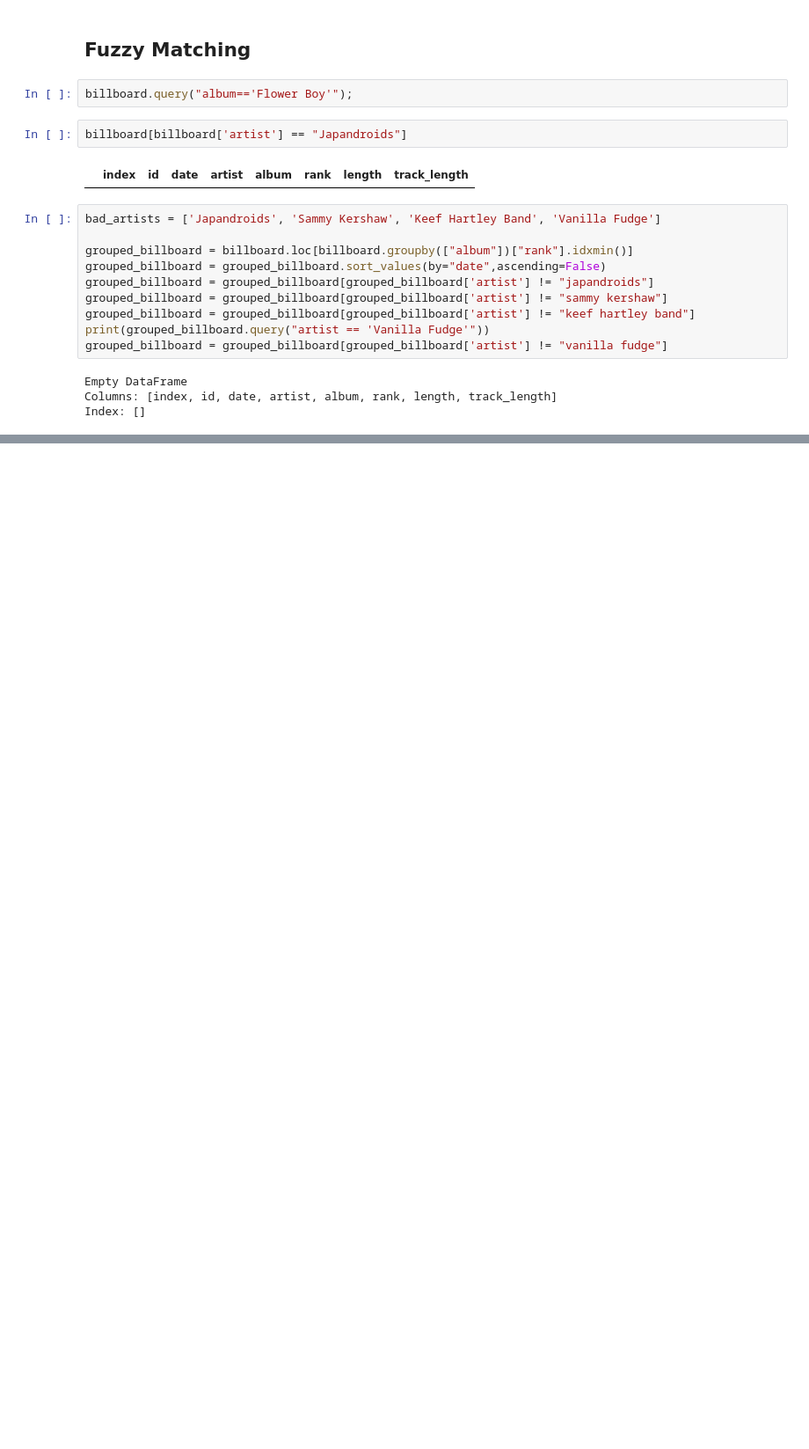
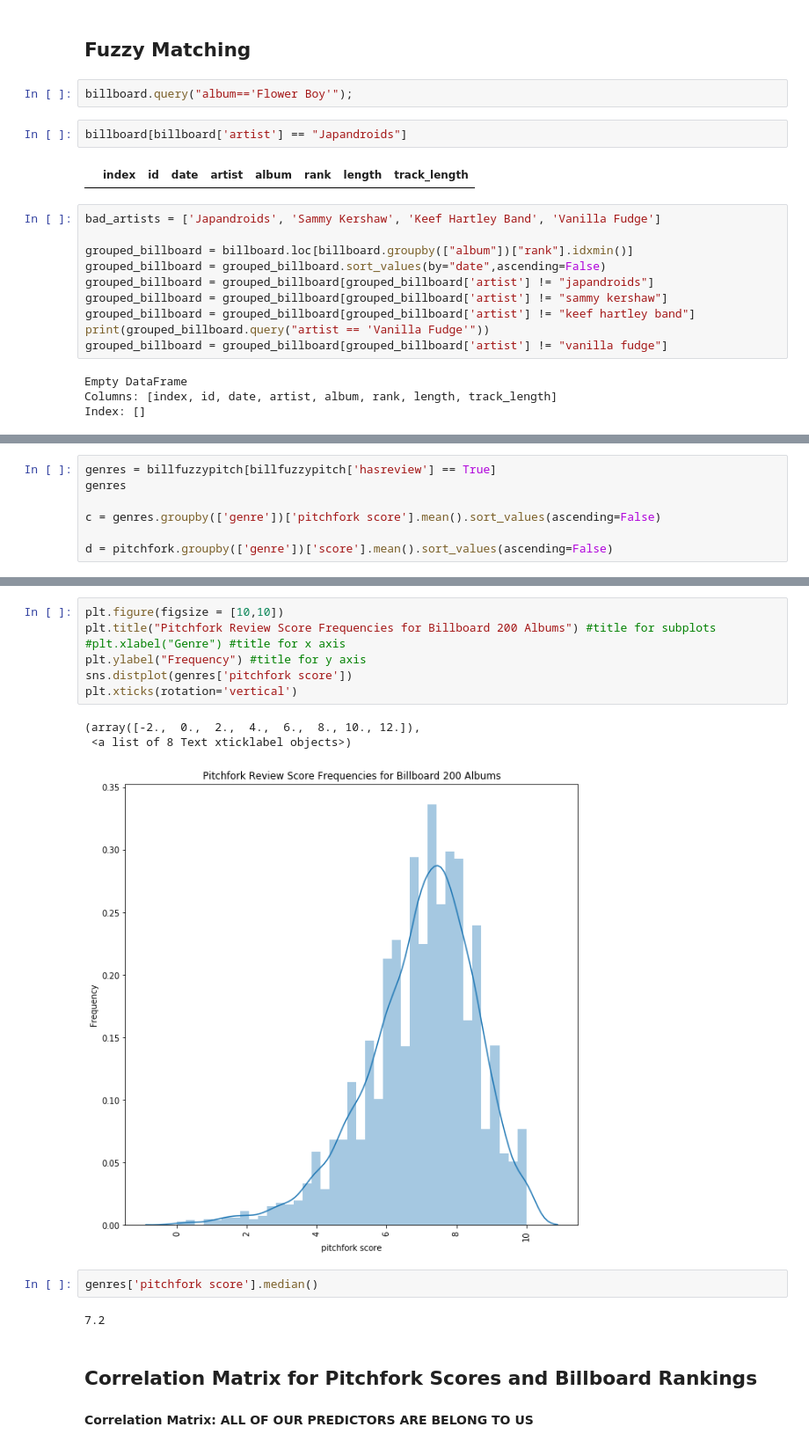
Before and after one commit to aschoettler/int15-spotify, a Jupyter notebook: Final Project.ipynb, the cells around one changed output, grey strips where cells are left out. Shown at 88% size. Cells and saved outputs as stored; diff of their text form; blank space fills up the shorter version.

```diff
--- a/Final Project.ipynb
+++ b/Final Project.ipynb
@@ -585,0 +280,7 @@ checked_df = final_df[final_df['artist_x'] != final_df['artist_y']]
+# %%
+genres = billfuzzypitch[billfuzzypitch['hasreview'] == True]
+genres
+
+c = genres.groupby(['genre'])['pitchfork score'].mean().sort_values(ascending=False)
+
+d = pitchfork.groupby(['genre'])['score'].mean().sort_values(ascending=False)
@@ -585,0 +368,19 @@ checked_df = final_df[final_df['artist_x'] != final_df['artist_y']]
+# %%
+plt.figure(figsize = [10,10])
+plt.title("Pitchfork Review Score Frequencies for Billboard 200 Albums") #title for subplots
+#plt.xlabel("Genre") #title for x axis
+plt.ylabel("Frequency") #title for y axis
+sns.distplot(genres['pitchfork score'])
+plt.xticks(rotation='vertical')
+# %% [output]
+(array([-2.,  0.,  2.,  4.,  6.,  8., 10., 12.]),
+ <a list of 8 Text xticklabel objects>)
+[figure, added]
+# %%
+genres['pitchfork score'].median()
+# %% [output]
+7.2
+# %% [markdown]
+## Correlation Matrix for Pitchfork Scores and Billboard Rankings
+# %% [markdown]
+**Correlation Matrix: ALL OF OUR PREDICTORS ARE BELONG TO US**
```
Also changed, not shown: parts of 136 cells of this notebook, 1 other file.
